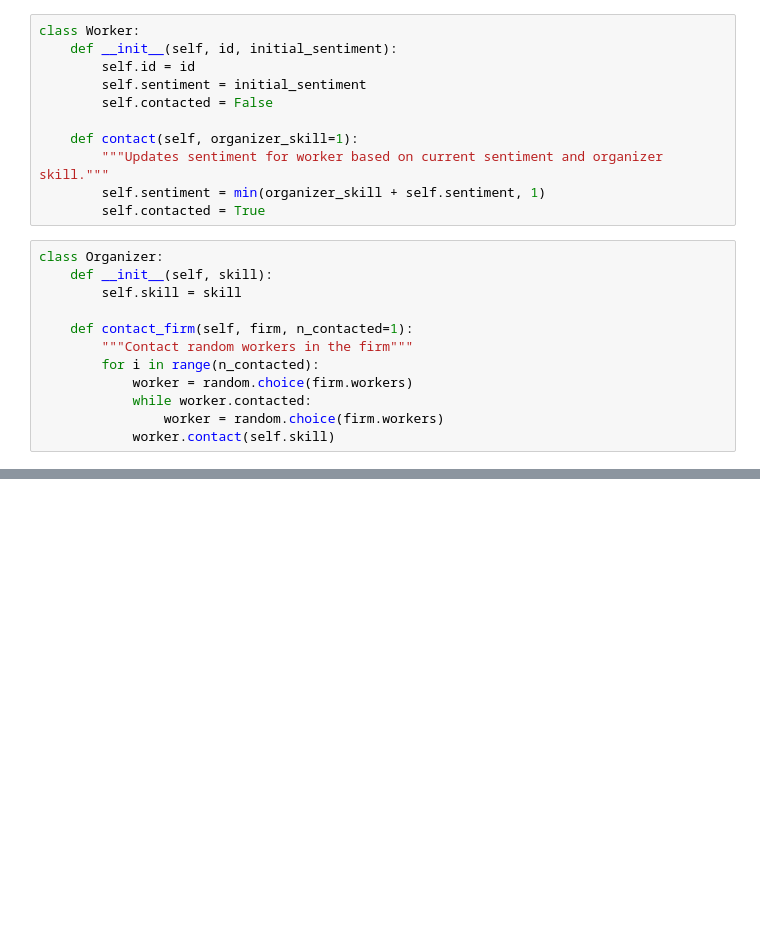
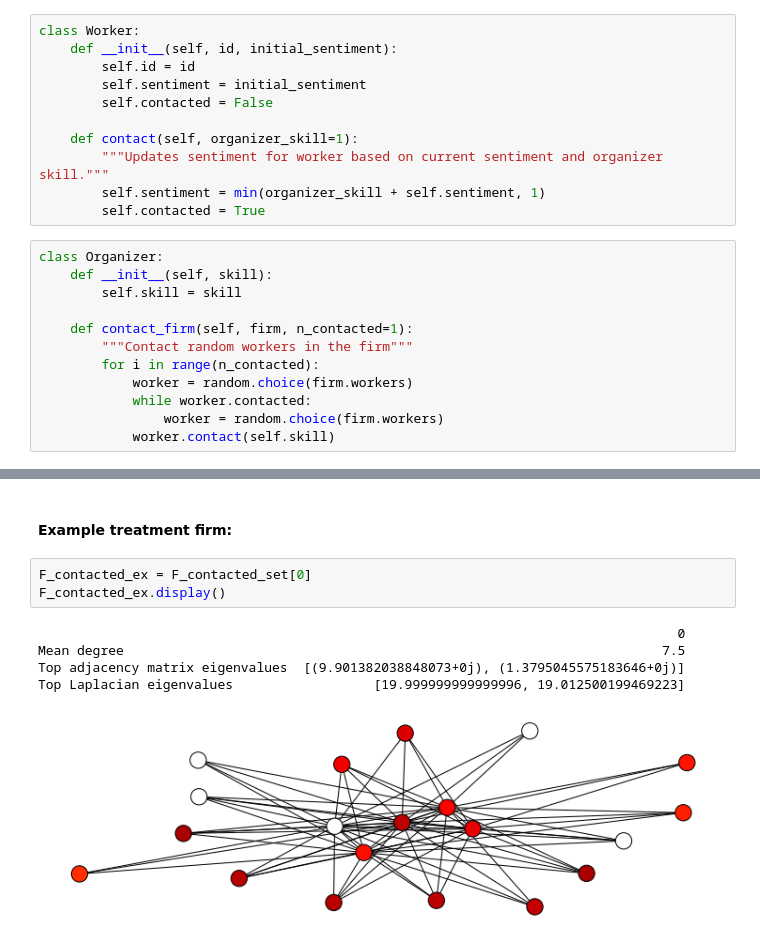
Before and after one commit to beccaroskill/organizing-simulation, a Jupyter notebook: degroot_social_learning.ipynb, the cells around one changed output, grey strips where cells are left out. Cells and saved outputs as stored; diff of their text form; blank space fills up the shorter version.

```diff
--- a/degroot_social_learning.ipynb
+++ b/degroot_social_learning.ipynb
@@ -154,2 +156,13 @@ Top Laplacian eigenvalues                   [19.999999999999993, 19.010321851484
+# %% [markdown]
+#### Example treatment firm:
+# %%
+F_contacted_ex = F_contacted_set[0]
+F_contacted_ex.display()
+# %% [output]
+                                                                                  0
+Mean degree                                                                     7.5
+Top adjacency matrix eigenvalues  [(9.901382038848073+0j), (1.3795045575183646+0j)]
+Top Laplacian eigenvalues                  [19.999999999999996, 19.012500199469223]
+[figure, added]
 # %%
 firms = {
```
Also changed, not shown: parts of 9 cells of this notebook.
